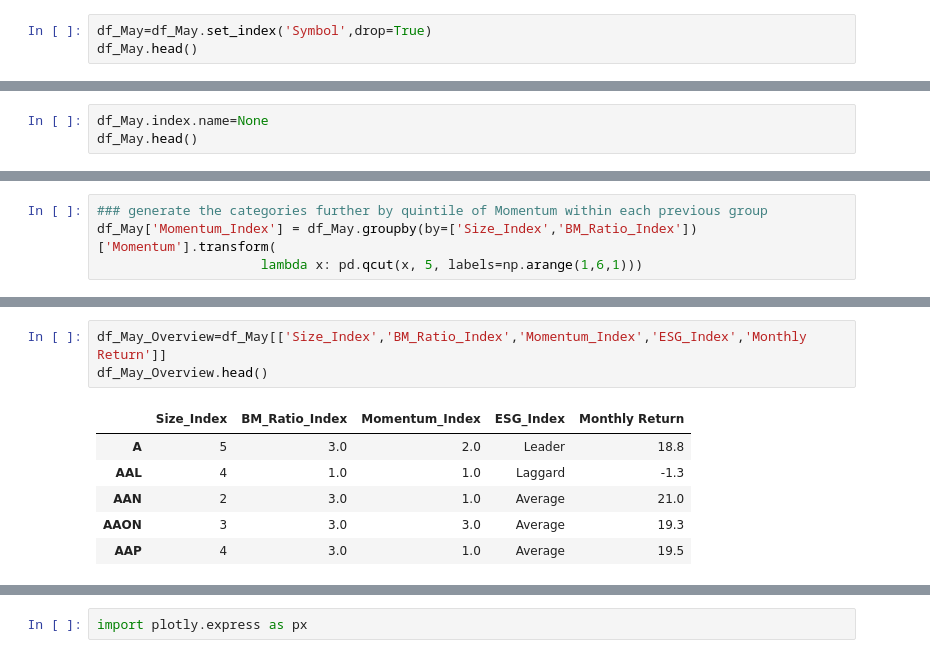
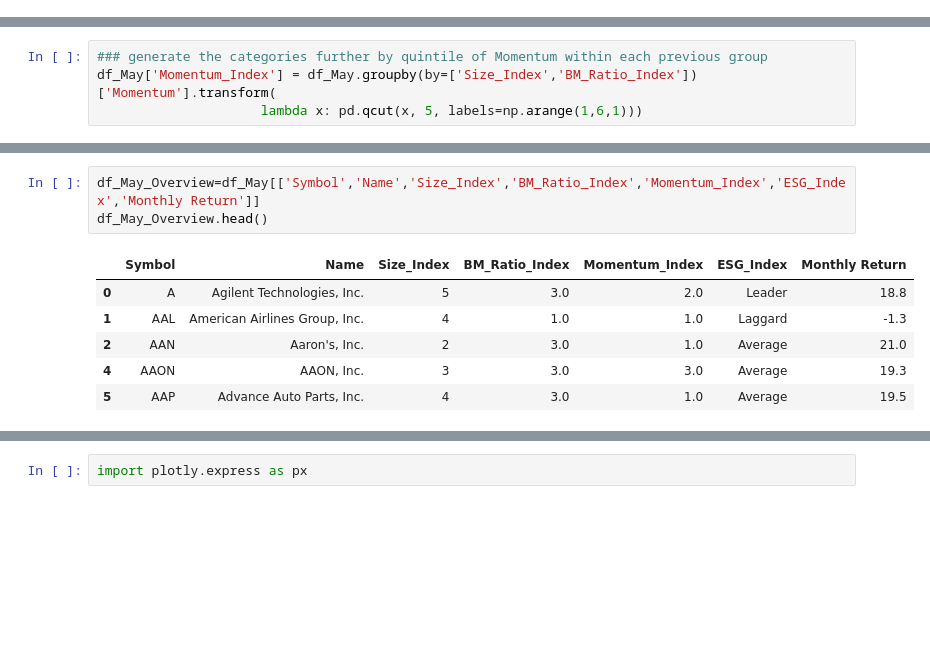
Before and after one commit to sunshineluyao/ESG_with_benchmark, a Jupyter notebook: Categorization/ESG_Categorization_May.ipynb, the cells around one changed output, grey strips where cells are left out. Saved outputs shown, nothing was run; the diff lists cells and outputs as text; blank space fills up the shorter version.

```diff
--- a/Categorization/ESG_Categorization_May.ipynb
+++ b/Categorization/ESG_Categorization_May.ipynb
@@ -23,3 +30,0 @@ df_May=df_May.dropna()
-# %%
-df_May=df_May.set_index('Symbol',drop=True)
-df_May.head()
@@ -34,3 +30,0 @@ df_May.head()
-# %%
-df_May.index.name=None
-df_May.head()
@@ -183,13 +170,13 @@ Size_Index  BM_Ratio_Index  Momentum_Index
                             5.0               12
 dtype: int64
 # %%
-df_May_Overview=df_May[['Size_Index','BM_Ratio_Index','Momentum_Index','ESG_Index','Monthly Return']]
+df_May_Overview=df_May[['Symbol','Name','Size_Index','BM_Ratio_Index','Momentum_Index','ESG_Index','Monthly Return']]
 df_May_Overview.head()
 # %% [output]
-|  | Size_Index | BM_Ratio_Index | Momentum_Index | ESG_Index | Monthly Return |
-| A | 5 | 3.0 | 2.0 | Leader | 18.8 |
-| AAL | 4 | 1.0 | 1.0 | Laggard | -1.3 |
-| AAN | 2 | 3.0 | 1.0 | Average | 21.0 |
-| AAON | 3 | 3.0 | 3.0 | Average | 19.3 |
-| AAP | 4 | 3.0 | 1.0 | Average | 19.5 |
+|  | Symbol | Name | Size_Index | BM_Ratio_Index | Momentum_Index | ESG_Index | Monthly Return |
+| 0 | A | Agilent Technologies, Inc. | 5 | 3.0 | 2.0 | Leader | 18.8 |
+| 1 | AAL | American Airlines Group, Inc. | 4 | 1.0 | 1.0 | Laggard | -1.3 |
+| 2 | AAN | Aaron's, Inc. | 2 | 3.0 | 1.0 | Average | 21.0 |
+| 4 | AAON | AAON, Inc. | 3 | 3.0 | 3.0 | Average | 19.3 |
+| 5 | AAP | Advance Auto Parts, Inc. | 4 | 3.0 | 1.0 | Average | 19.5 |
 # %%
```
Also changed, not shown: parts of 23 cells of this notebook.
